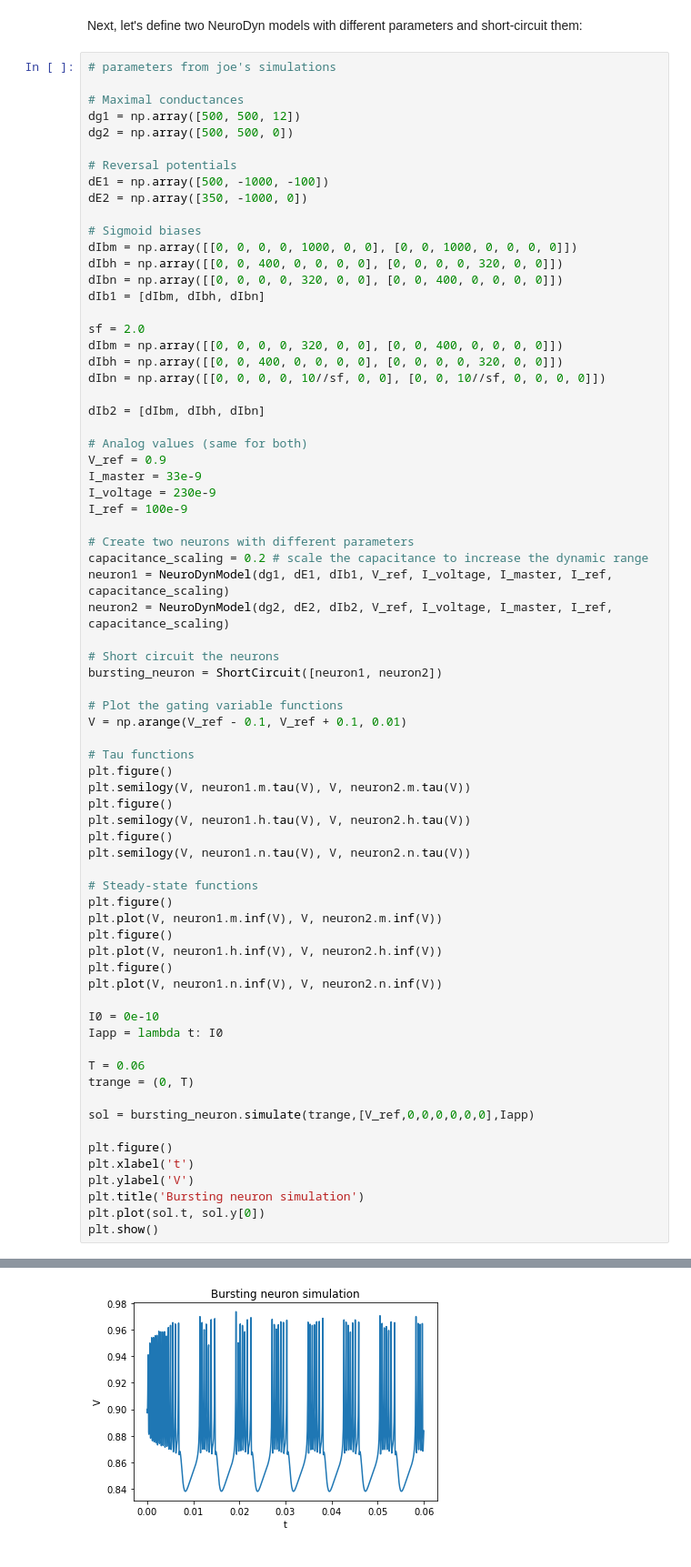
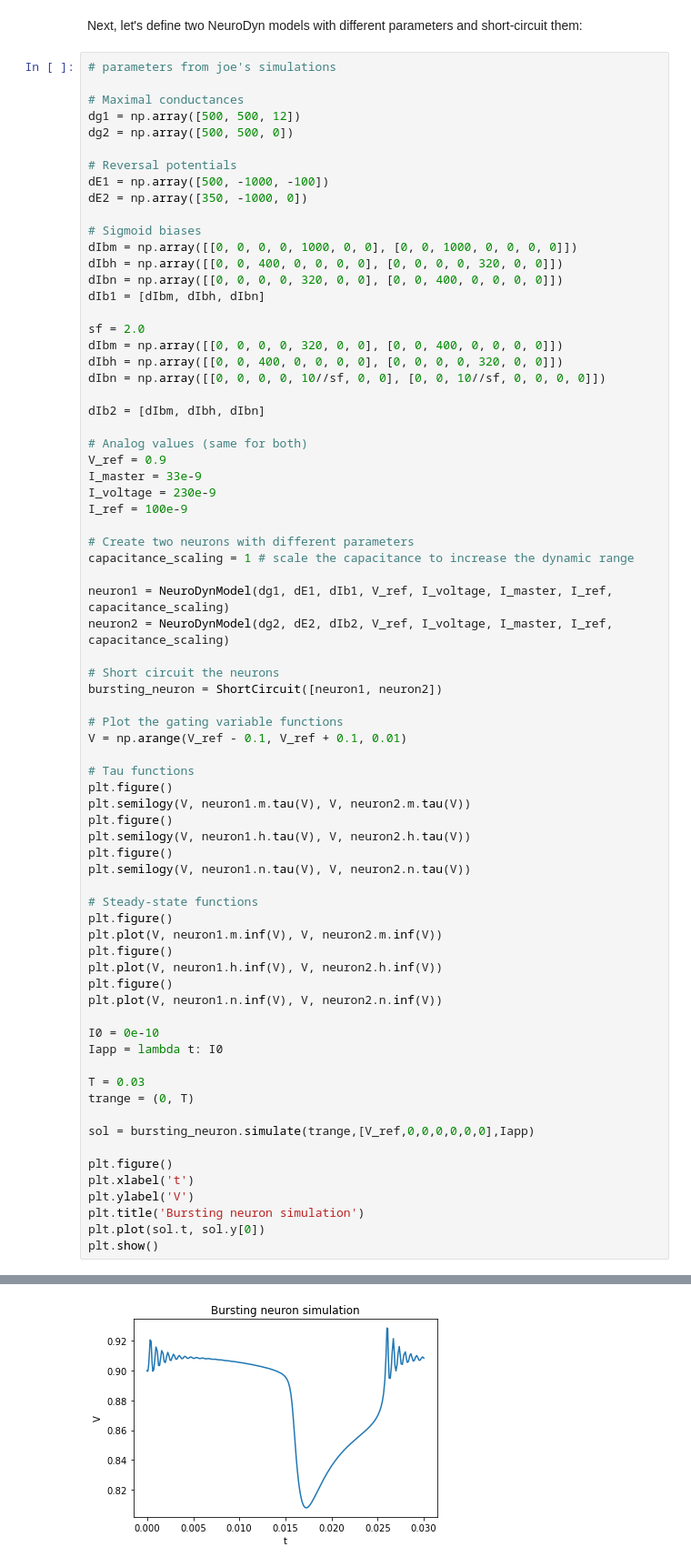
Before and after one commit to lukaribar/telluride-21, a Jupyter notebook: Bursting in NeuroDyn.ipynb, the cells around one changed output, grey strips where cells are left out. Shown: that part at 91% size. Saved outputs shown, nothing was run; the diff lists cells and outputs as text.

```diff
--- a/Bursting in NeuroDyn.ipynb
+++ b/Bursting in NeuroDyn.ipynb
@@ -64,7 +261,8 @@ I_voltage = 230e-9
 I_ref = 100e-9
 
 # Create two neurons with different parameters
-capacitance_scaling = 0.2 # scale the capacitance to increase the dynamic range
+capacitance_scaling = 1 # scale the capacitance to increase the dynamic range
+
 neuron1 = NeuroDynModel(dg1, dE1, dIb1, V_ref, I_voltage, I_master, I_ref, capacitance_scaling)
 neuron2 = NeuroDynModel(dg2, dE2, dIb2, V_ref, I_voltage, I_master, I_ref, capacitance_scaling)
 
@@ -83,32 +281,32 @@ plt.figure()
 plt.semilogy(V, neuron1.n.tau(V), V, neuron2.n.tau(V))
 
 # Steady-state functions
 plt.figure()
 plt.plot(V, neuron1.m.inf(V), V, neuron2.m.inf(V))
 plt.figure()
 plt.plot(V, neuron1.h.inf(V), V, neuron2.h.inf(V))
 plt.figure()
 plt.plot(V, neuron1.n.inf(V), V, neuron2.n.inf(V))
 
 I0 = 0e-10
 Iapp = lambda t: I0
 
-T = 0.06
+T = 0.03
 trange = (0, T)
 
 sol = bursting_neuron.simulate(trange,[V_ref,0,0,0,0,0,0],Iapp)
 
 plt.figure()
 plt.xlabel('t')
 plt.ylabel('V')
 plt.title('Bursting neuron simulation')
 plt.plot(sol.t, sol.y[0])
 plt.show()
 # %% [output]
 [figure]
 [figure]
 [figure]
 [figure]
 [figure]
 [figure]
-[figure, old version]
+[figure, new version]
```
Also changed, not shown: parts of 13 cells of this notebook.
